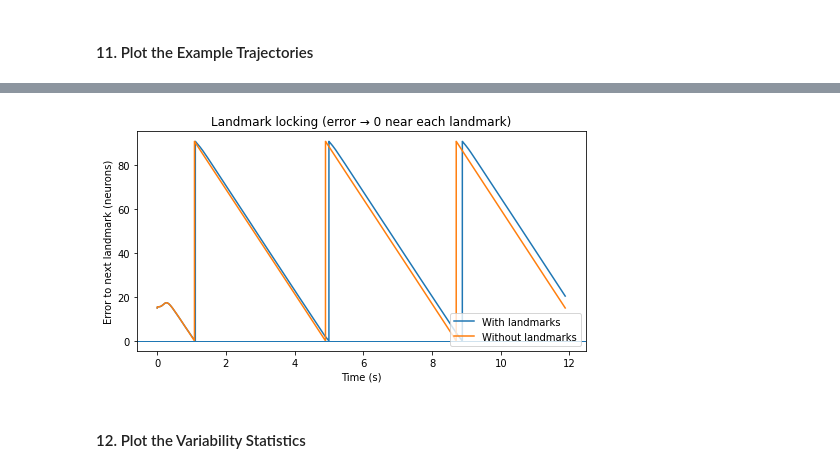
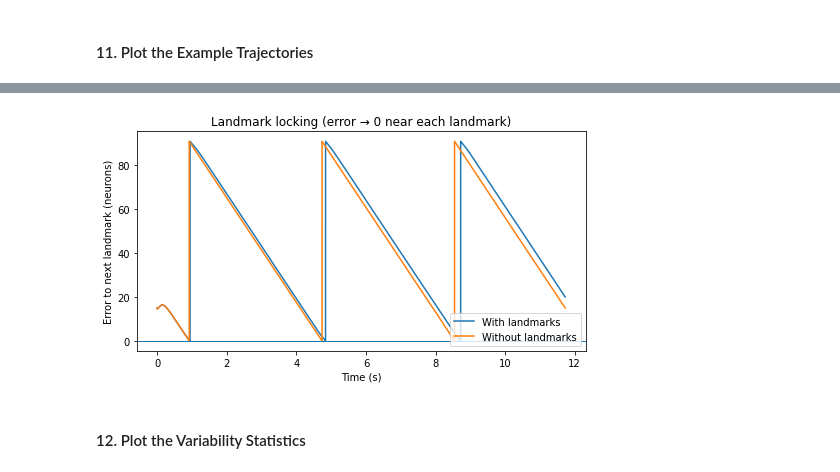
Before and after one commit to sbconlon/mental-navigation, a Jupyter notebook: experiments.ipynb, the cells around one changed output, grey strips where cells are left out. Drawn from its saved outputs; the diff is of its cells as text; code cells hidden in the pictures.

```diff
--- a/experiments.ipynb
+++ b/experiments.ipynb
@@ -758,37 +767,37 @@ fig.tight_layout()
 def wrap_signed(x, N):
     return (x + N/2) % N - N/2
 
 def phase_error_trace(unwrapped, centers_unwrapped):
     # for each time, pick the next landmark (or nearest) and compute signed error
     unwrapped = np.asarray(unwrapped)
     errs = np.zeros_like(unwrapped)
 
     for i, u in enumerate(unwrapped):
         # next landmark index (first center >= u), else last
         k = np.searchsorted(centers_unwrapped, u, side="left")
         k = min(k, len(centers_unwrapped)-1)
         c = centers_unwrapped[k]
         errs[i] = c - u  # signed (positive means "behind" the landmark)
     return errs
 
-N_t = min(len(wlm_example_traj), len(wolm_example_traj))
+N_t = min(len(wlm_example_unwrapped), len(wolm_example_unwrapped))
 t = dt * np.arange(N_t)
-err_wlm  = phase_error_trace(wlm_example_traj[:N_t], centers_unwrapped)
-err_wolm = phase_error_trace(wolm_example_traj[:N_t], centers_unwrapped)
+err_wlm  = phase_error_trace(wlm_example_unwrapped[:N_t], centers_unwrapped)
+err_wolm = phase_error_trace(wolm_example_unwrapped[:N_t], centers_unwrapped)
 
 plt.figure(figsize=(7,4))
 plt.plot(t, err_wlm, label="With landmarks")
 plt.plot(t, err_wolm, label="Without landmarks")
 for c in centers_unwrapped:
     plt.axhline(0, linewidth=1)
 plt.xlabel("Time (s)")
 plt.ylabel("Error to next landmark (neurons)")
 plt.title("Landmark locking (error → 0 near each landmark)")
 plt.legend()
 plt.tight_layout()
 plt.show()
 # %% [output]
-[figure, old version]
+[figure, new version]
 # %% [markdown]
 #### 12. Plot the Variability Statistics
 # %%
```
Also changed, not shown: parts of 8 cells of this notebook, 3 other files.
